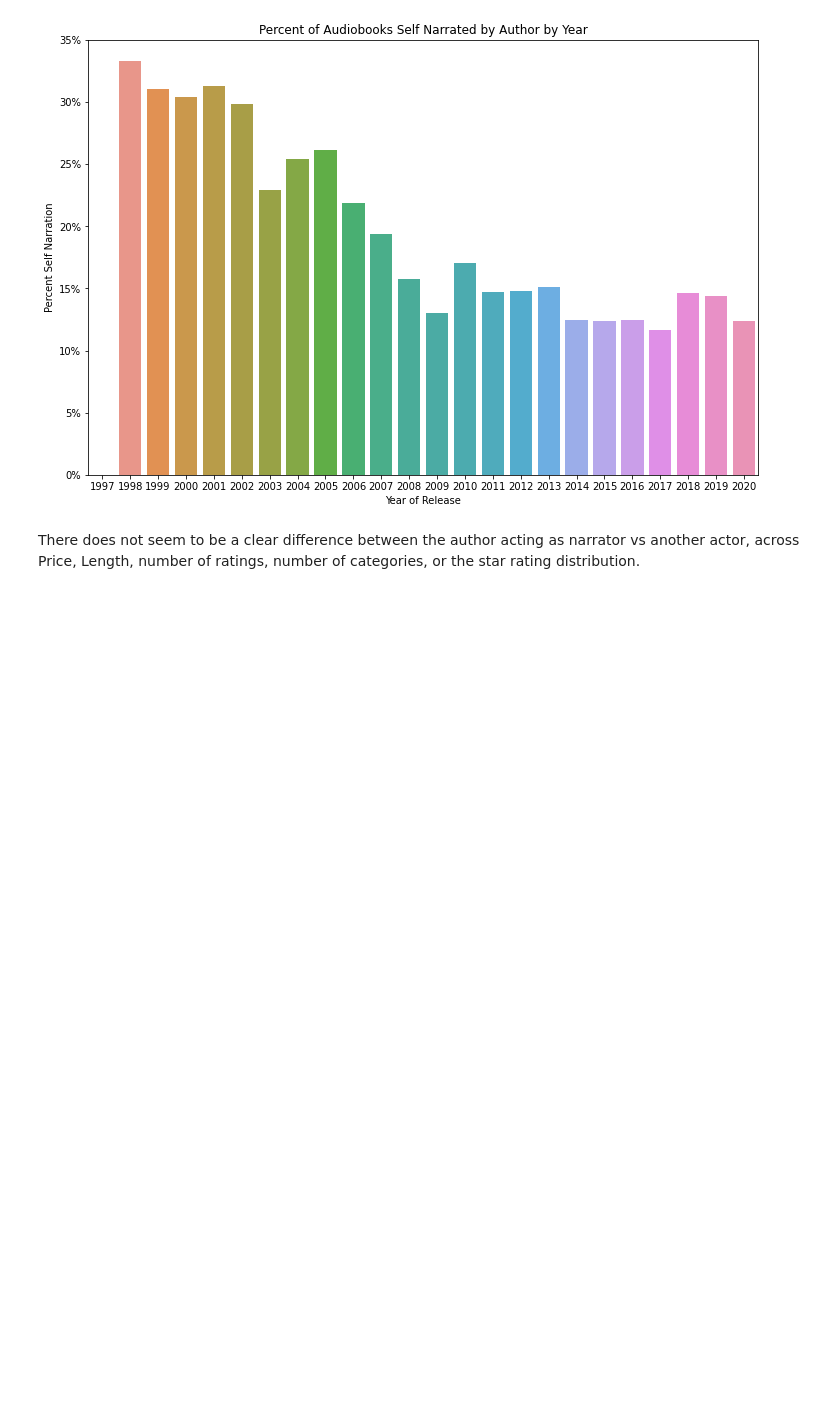
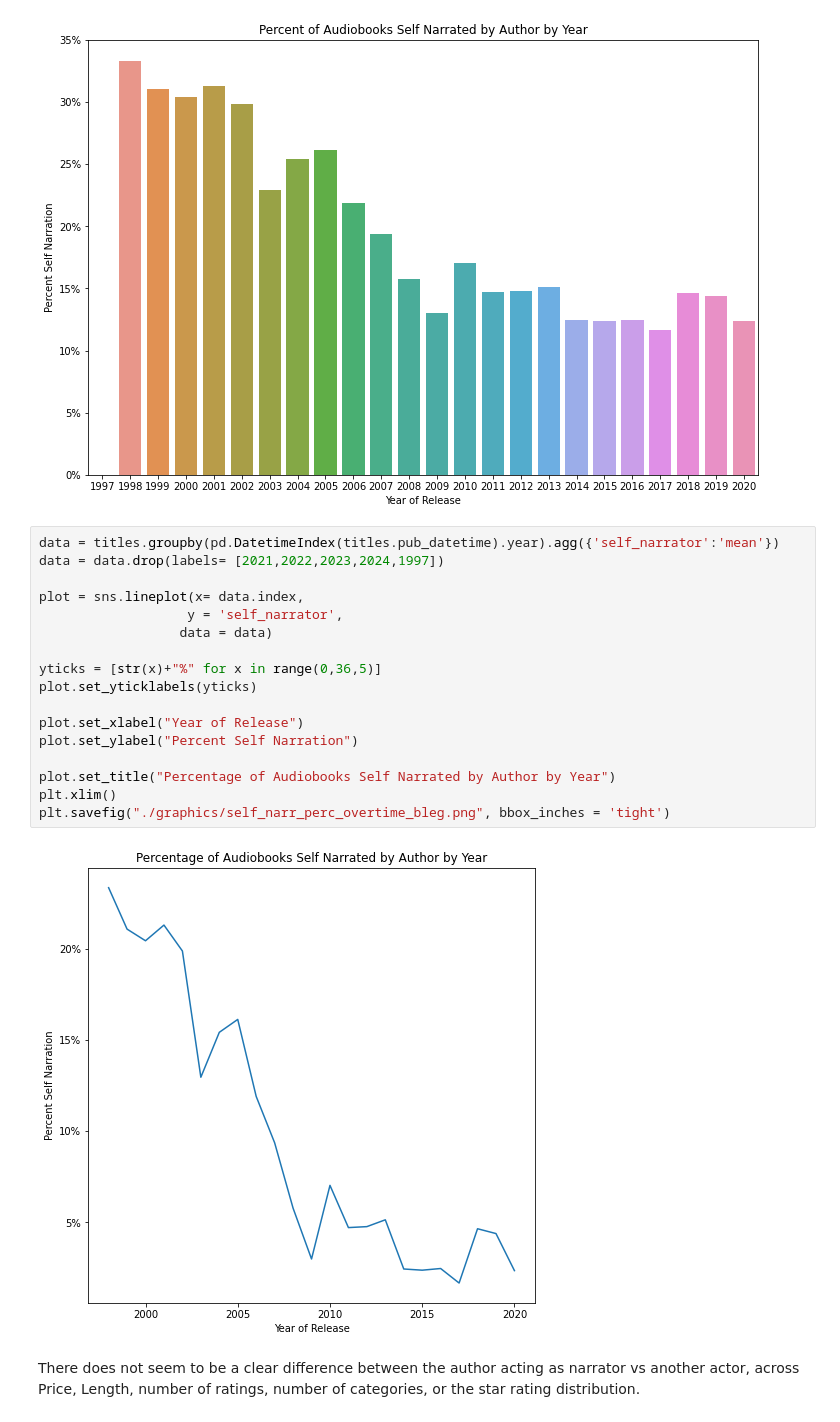
Before and after one commit to jwelch1123/finding_the_tree_in_the_forest, a Jupyter notebook: Data_Analysis.ipynb, the cells around one changed output. Saved outputs shown, nothing was run; the diff lists cells and outputs as text; blank space fills up the shorter version.

```diff
--- a/Data_Analysis.ipynb
+++ b/Data_Analysis.ipynb
@@ -812,6 +853,25 @@ plot.set_title("Percentage of Audiobooks Self Narrated by Author by Year")
 plt.savefig("./graphics/self_narr_perc_overtime.png", bbox_inches = 'tight')
 # %% [output]
 [figure]
+# %%
+data = titles.groupby(pd.DatetimeIndex(titles.pub_datetime).year).agg({'self_narrator':'mean'})
+data = data.drop(labels= [2021,2022,2023,2024,1997])
+
+plot = sns.lineplot(x= data.index,
+                   y = 'self_narrator',
+                  data = data)
+
+yticks = [str(x)+"%" for x in range(0,36,5)]
+plot.set_yticklabels(yticks)
+
+plot.set_xlabel("Year of Release")
+plot.set_ylabel("Percent Self Narration")
+
+plot.set_title("Percentage of Audiobooks Self Narrated by Author by Year")
+plt.xlim()
+plt.savefig("./graphics/self_narr_perc_overtime_bleg.png", bbox_inches = 'tight')
+# %% [output]
+[figure, added]
 # %% [markdown]
 There does not seem to be a clear difference between the author acting as narrator vs another actor, across Price, Length, number of ratings, number of categories, or the star rating distribution.
 # %%
```
Also changed, not shown: parts of 6 cells of this notebook, 2 other files.
